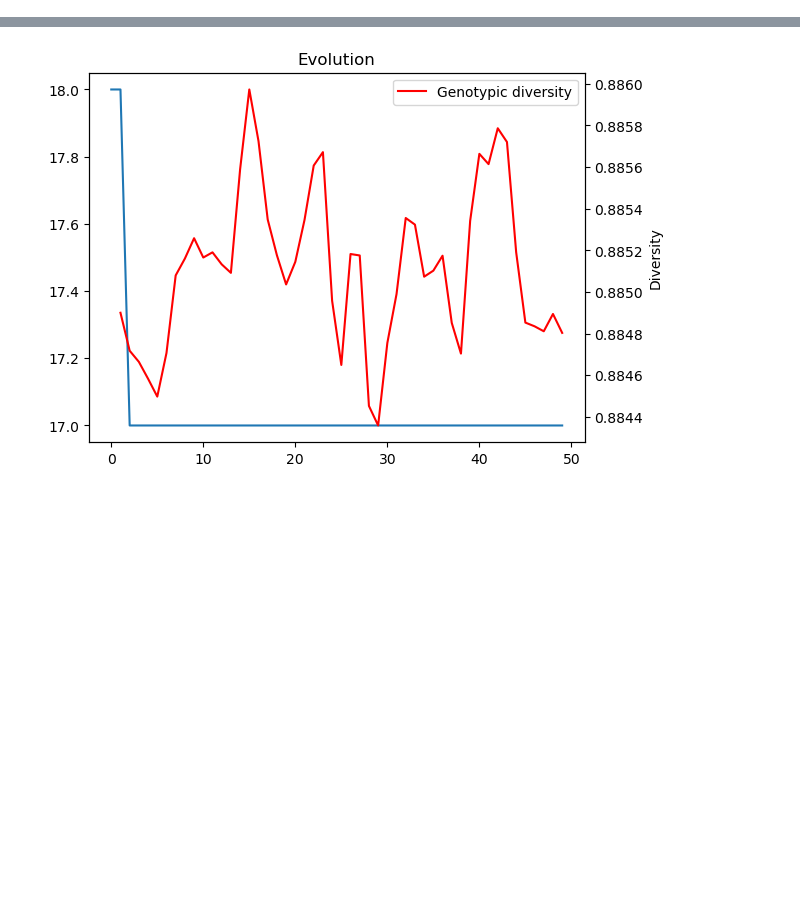
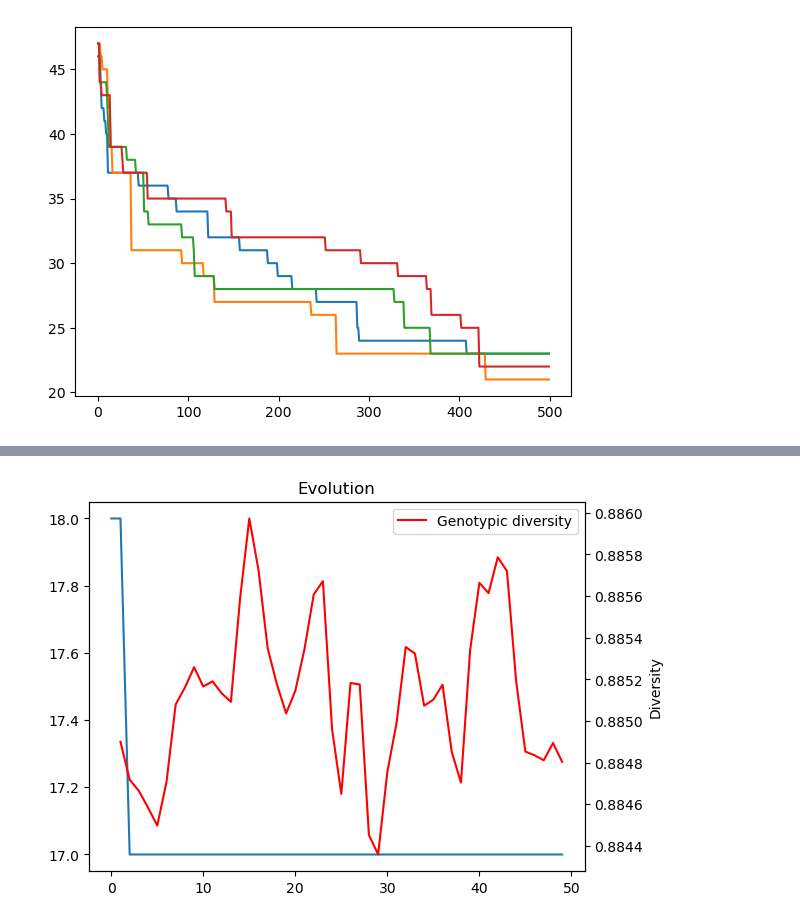
Before and after one commit to amarmate/CIFO24, a Jupyter notebook: test_funcs_anton.ipynb, the cells around one changed output, grey strips where cells are left out. Cells and saved outputs as stored; diff of their text form; code cells hidden in the pictures; blank space fills up the shorter version.

```diff
--- a/test_funcs_anton.ipynb
+++ b/test_funcs_anton.ipynb
@@ -73,0 +172,5 @@ KeyboardInterrupt:
+# %%
+for i in histories:
+    plt.plot(pd.DataFrame(i).T[0])
+# %% [output]
+[figure, added]
```
Also changed, not shown: parts of 17 cells of this notebook.
